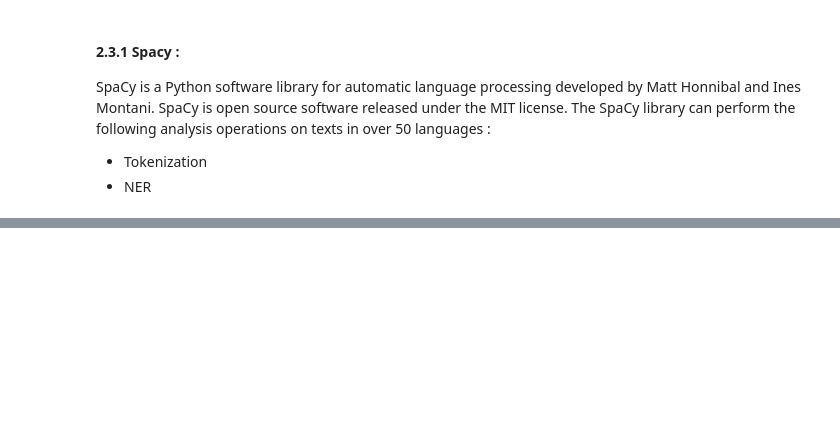
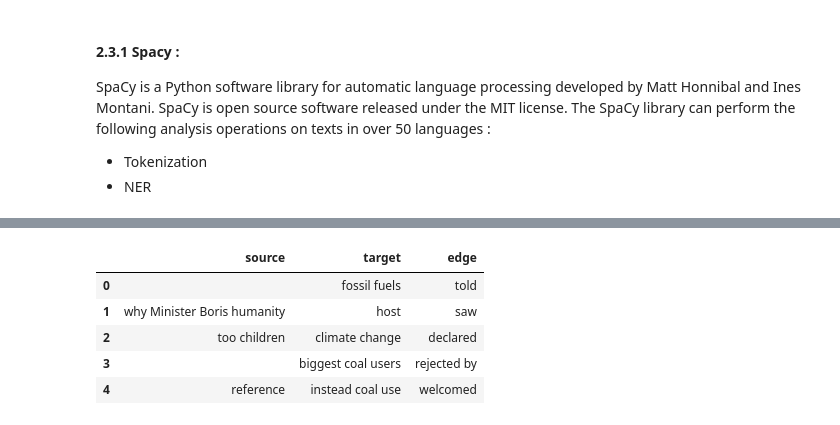
Before and after one commit to oussamasmihrou/bbcguardian, a Jupyter notebook: main.ipynb, the cells around one changed output, grey strips where cells are left out. Saved outputs shown, nothing was run; the diff lists cells and outputs as text; code cells hidden in the pictures; blank space fills up the shorter version.

```diff
--- a/main.ipynb
+++ b/main.ipynb
@@ -534,0 +614,14 @@ labelised_data.head()
+# %%
+def Named_entities_list(str_):
+    list_c = [get_Ner(str_)[_].Entities.values.tolist() for _ in [1,2,3]]
+    named_entities_list = [x for list in list_c for x in list]
+    return named_entities_list
+kg_df = construct_kg(str_)
+kg_df.head()
+# %% [output]
+|  | source | target | edge |
+| 0 |  | fossil fuels | told |
+| 1 | why Minister Boris humanity | host | saw |
+| 2 | too children | climate change | declared |
+| 3 |  | biggest coal users | rejected by |
+| 4 | reference | instead coal use | welcomed |
```
Also changed, not shown: parts of 36 cells of this notebook, 2 other files.
